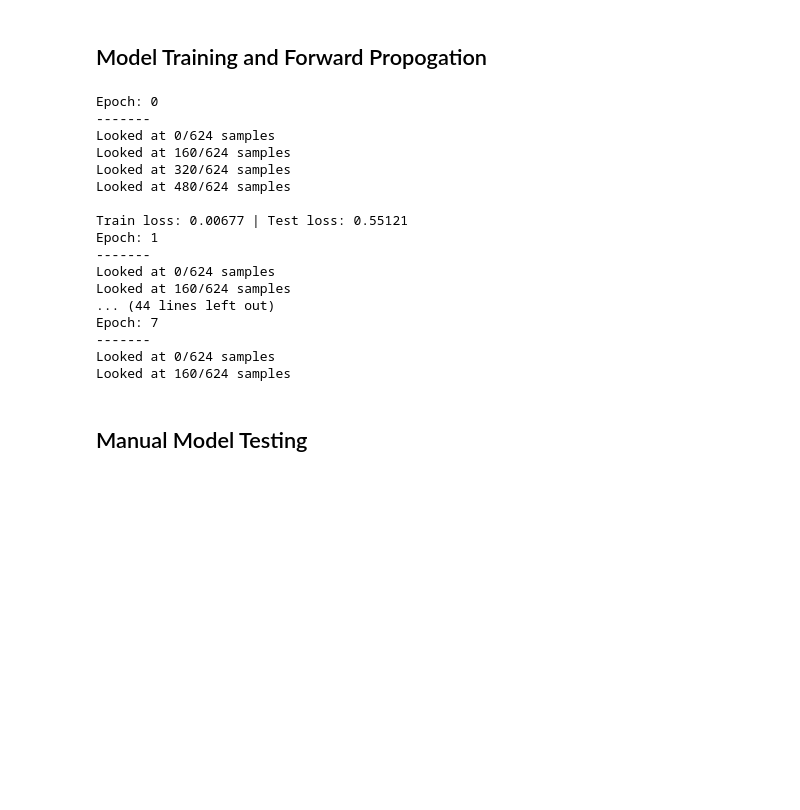
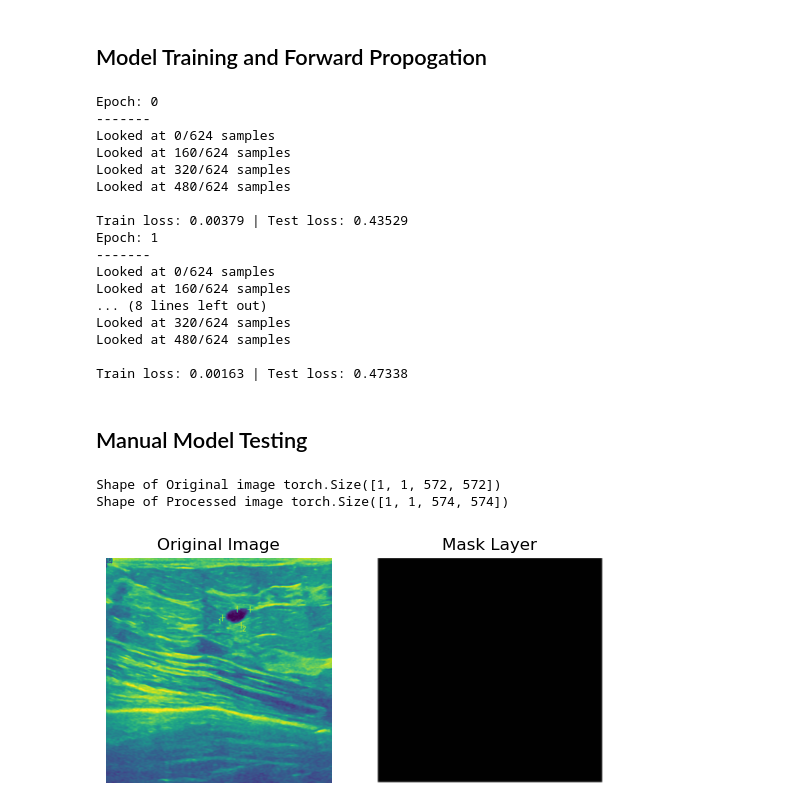
Before and after one commit to Rumit95/Cancer-Cell-Segmentation-U-Net, a Jupyter notebook: breast-cancer-segmentation-custom-unet.ipynb, the cells around one changed output. Drawn from its saved outputs; the diff is of its cells as text; code cells hidden in the pictures; blank space fills up the shorter version.

Commit message:
Kaggle Notebook | Breast Cancer Segmentation | Custom UNet | Version 20

```diff
--- a/breast-cancer-segmentation-custom-unet.ipynb
+++ b/breast-cancer-segmentation-custom-unet.ipynb
@@ -241,7 +242,7 @@ optimizer = torch.optim.Adam(params=model_1.parameters(),
 # %%
 torch.manual_seed(42)
 
-Epochs = 20
+Epochs = 3
 for epoch in tqdm(range(Epochs)):
     print(f"Epoch: {epoch}\n-------")
     train_loss = 0
@@ -272,43 +273,47 @@ Looked at 160/624 samples
 Looked at 320/624 samples
 Looked at 480/624 samples
 
-Train loss: 0.00677 | Test loss: 0.55121
+Train loss: 0.00379 | Test loss: 0.43529
 Epoch: 1
 -------
 Looked at 0/624 samples
 Looked at 160/624 samples
-... (44 lines left out)
-Epoch: 7
--------
-Looked at 0/624 samples
-Looked at 160/624 samples
+... (8 lines left out)
+Looked at 320/624 samples
+Looked at 480/624 samples
+
+Train loss: 0.00163 | Test loss: 0.47338
 # %% [markdown]
 ## Manual Model Testing
 # %%
-image_path = "/kaggle/input/breast-ultrasound-images-dataset/Dataset_BUSI_with_GT/benign/benign (1).png"
+image_path = "/kaggle/input/breast-ultrasound-images-dataset/Dataset_BUSI_with_GT/benign/benign (11).png"
 image = Image.open(image_path)
 gray_pil_image = image.convert("L")
 preprocess = transforms.Compose([
     transforms.Resize((572, 572)),
     transforms.ToTensor()])
 
 tensor_image = preprocess(gray_pil_image)
 image = tensor_image.unsqueeze(0)
 image = image.to(device)
 
 torch.manual_seed(42)
 img_shape = image.shape
 p_img, p_image_shape = model_1(image)
 numpy_img1 = p_img[0][0].detach().cpu().numpy()
 fig,axs = plt.subplots(1, 2)
 print('Shape of Original image', img_shape)
 print('Shape of Processed image', p_image_shape)
 axs[0].imshow(image.cpu().view(image.shape[2], image.shape[3], image.shape[1]))
 axs[0].set_title('Original Image')
 axs[0].axis(False)
 axs[1].imshow(numpy_img1, cmap='gray')
 axs[1].set_title('Mask Layer')
 axs[1].axis(False);
+# %% [output]
+Shape of Original image torch.Size([1, 1, 572, 572])
+Shape of Processed image torch.Size([1, 1, 574, 574])
+[figure, added]
 # %%
 torch.save(model_1.state_dict(), 'U-Net_model_weights.pth')
 torch.save(model_1,'U-Net_model.pth')
```
Also changed, not shown: parts of 2 cells of this notebook.
